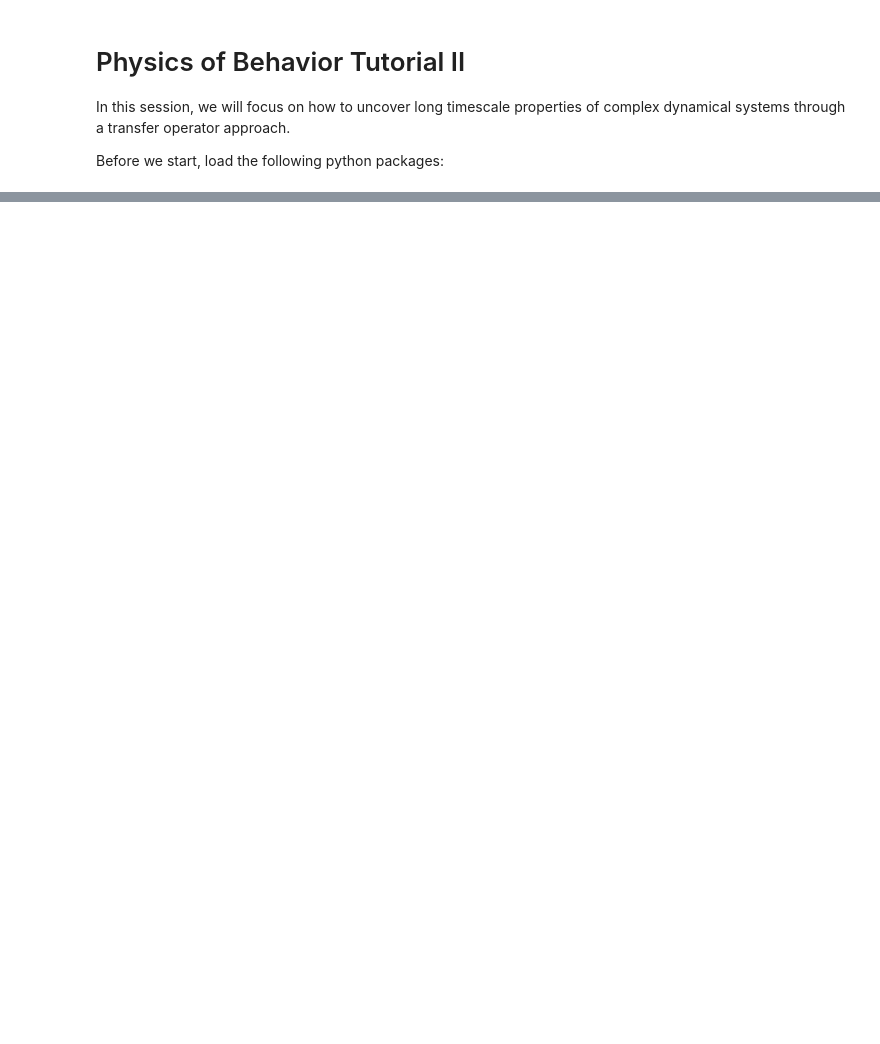
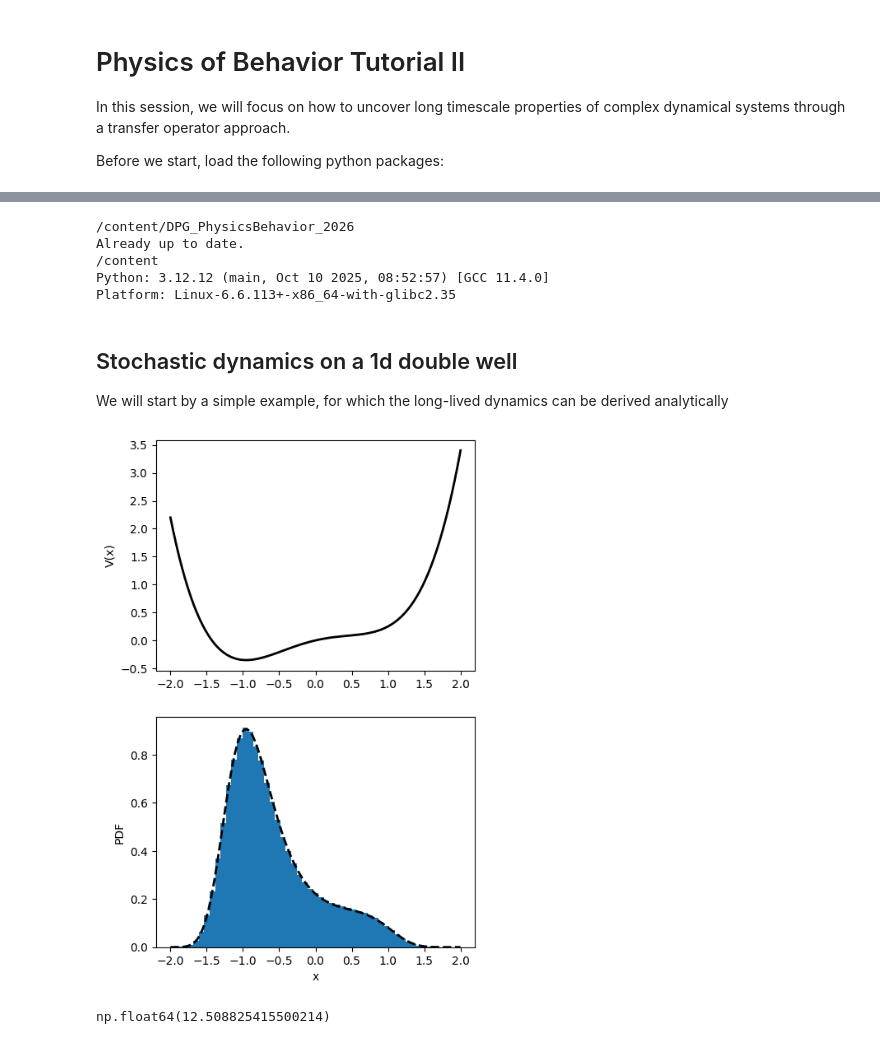
Before and after one commit to AntonioCCosta/DPG_PhysicsBehavior_2026, a Jupyter notebook: notebooks/notebook_1.ipynb, the cells around one changed output, grey strips where cells are left out. Drawn from its saved outputs; the diff is of its cells as text; code cells hidden in the pictures; blank space fills up the shorter version.

```diff
--- a/notebooks/notebook_1.ipynb
+++ b/notebooks/notebook_1.ipynb
@@ -22,0 +12,19 @@ import
+# %%
+import os
+
+if not os.path.exists("DPG_PhysicsBehavior_2026"):
+    !git clone https://github.com/AntonioCCosta/DPG_PhysicsBehavior_2026.git
+else:
+    %cd DPG_PhysicsBehavior_2026
+    !git pull
+    %cd ..
+
+import sys, platform
+print("Python:", sys.version)
+print("Platform:", platform.platform())
+# %% [output]
+/content/DPG_PhysicsBehavior_2026
+Already up to date.
+/content
+Python: 3.12.12 (main, Oct 10 2025, 08:52:57) [GCC 11.4.0]
+Platform: Linux-6.6.113+-x86_64-with-glibc2.35
@@ -22,0 +41,4 @@ import
+# %% [markdown]
+## Stochastic dynamics on a 1d double well
+
+We will start by a simple example, for which the long-lived dynamics can be derived analytically
@@ -22,0 +62,36 @@ import
+# %%
+n_sims = 3
+x0s = np.random.uniform(-1,1,n_sims)
+
+mu_c_vals = np.array([[0.6,0.3],[0.8,0.0],[1.2,-0.2]])
+
+Tx=2.5e-1
+tau_x=1
+T = 50000
+dt=5e-3
+max_iters=int(T/dt)
+final_dt = 1e-1
+downsampling = int(final_dt/dt)
+sims = simulate_dw(x0s,mu_c_vals, tau_x, Tx, dt, max_iters,downsampling)
+# %%
+def potential(x,mu,c):
+    return x**4 / 4 - mu * x**2 / 2 + c*x
+
+sim_idx=0
+mu,c = mu_c_vals[sim_idx]
+x = np.linspace(-2,2,100)
+plt.figure(figsize=(5,8))
+plt.subplot(2,1,1)
+plt.plot(x,potential(x,mu,c),lw=2,c='k')
+plt.ylabel('V(x)')
+pB = np.exp(-potential(x,mu,c)/Tx)
+Z = np.trapezoid(pB,x)
+pB =pB/Z
+plt.subplot(2,1,2)
+plt.hist(sims[sim_idx],bins=50,density=True,label='sim')
+plt.plot(x,pB,c='k',ls='--',lw=2,label='pB')
+plt.xlabel('x')
+plt.ylabel('PDF')
+plt.show()
+# %% [output]
+[figure, added]
@@ -22,0 +115,5 @@ import
+# %%
+sim_idx=0
+1/omega_be(Tx,mu_c_vals[sim_idx][0],mu_c_vals[sim_idx][1])
+# %% [output]
+np.float64(12.508825415500214)
```
Also changed, not shown: parts of 8 cells of this notebook.
